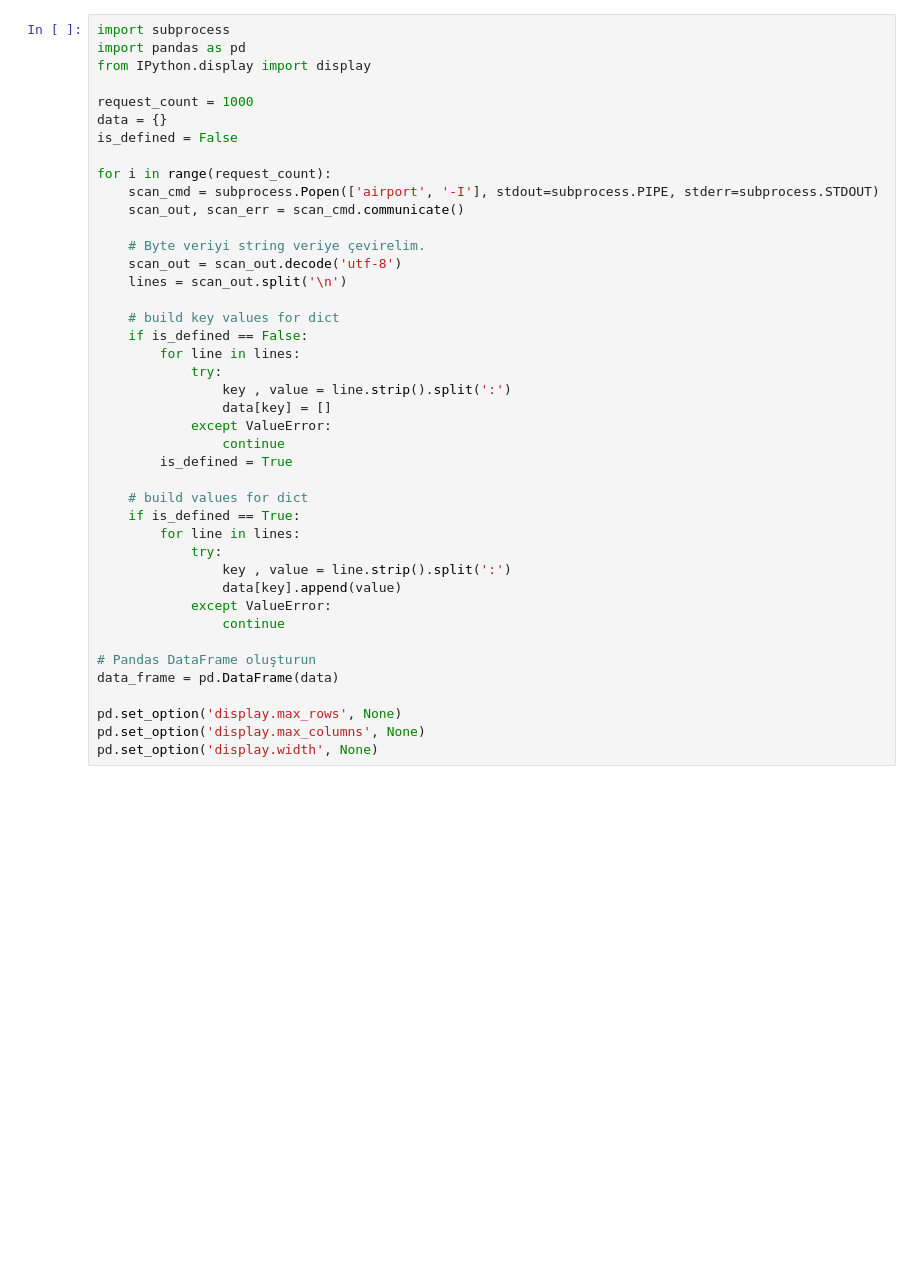
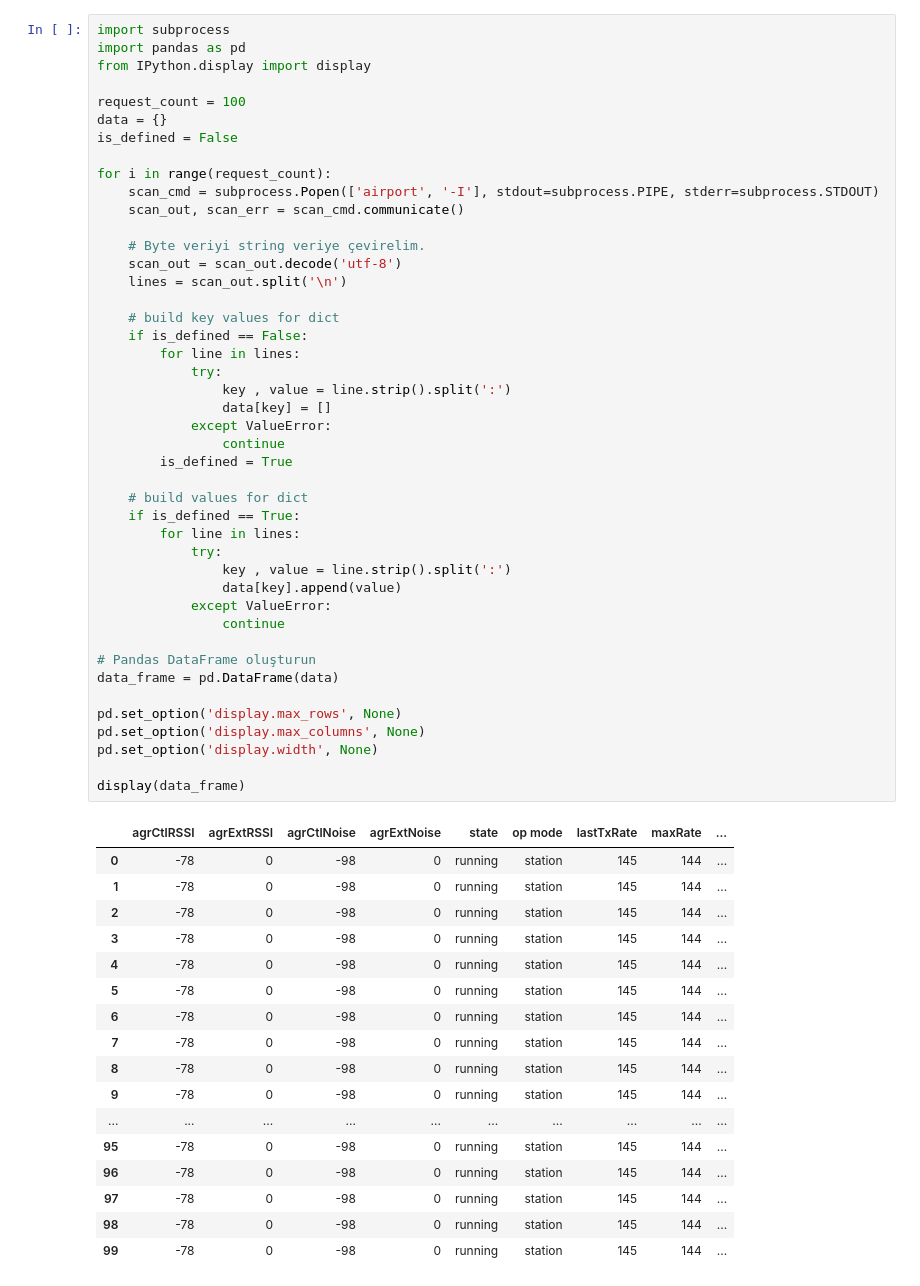
Before and after one commit to mertCukadar/Recieve-rssi, a Jupyter notebook: recieveRssi.ipynb, the cells around one changed output. Cells and saved outputs as stored; diff of their text form; blank space fills up the shorter version.

```diff
--- a/recieveRssi.ipynb
+++ b/recieveRssi.ipynb
@@ -3,7 +3,7 @@ import subprocess
 import pandas as pd
 from IPython.display import display
 
-request_count = 1000
+request_count = 100
 data = {}
 is_defined = False
 
@@ -13,33 +13,53 @@ for i in range(request_count):
 
     # Byte veriyi string veriye çevirelim.
     scan_out = scan_out.decode('utf-8')
     lines = scan_out.split('\n')
 
     # build key values for dict
     if is_defined == False:
         for line in lines:
             try:
                 key , value = line.strip().split(':')
                 data[key] = []
             except ValueError:
                 continue
         is_defined = True
 
     # build values for dict
     if is_defined == True:
         for line in lines:
             try:
                 key , value = line.strip().split(':')
                 data[key].append(value)
             except ValueError:
                 continue
 
 # Pandas DataFrame oluşturun
 data_frame = pd.DataFrame(data)
 
 pd.set_option('display.max_rows', None)
 pd.set_option('display.max_columns', None)
 pd.set_option('display.width', None)
+
+display(data_frame)
+# %% [output]
+|  | agrCtlRSSI | agrExtRSSI | agrCtlNoise | agrExtNoise | state | op mode | lastTxRate | maxRate | ... |
+| 0 | -78 | 0 | -98 | 0 | running | station | 145 | 144 | ... |
+| 1 | -78 | 0 | -98 | 0 | running | station | 145 | 144 | ... |
+| 2 | -78 | 0 | -98 | 0 | running | station | 145 | 144 | ... |
+| 3 | -78 | 0 | -98 | 0 | running | station | 145 | 144 | ... |
+| 4 | -78 | 0 | -98 | 0 | running | station | 145 | 144 | ... |
+| 5 | -78 | 0 | -98 | 0 | running | station | 145 | 144 | ... |
+| 6 | -78 | 0 | -98 | 0 | running | station | 145 | 144 | ... |
+| 7 | -78 | 0 | -98 | 0 | running | station | 145 | 144 | ... |
+| 8 | -78 | 0 | -98 | 0 | running | station | 145 | 144 | ... |
+| 9 | -78 | 0 | -98 | 0 | running | station | 145 | 144 | ... |
+| ... | ... | ... | ... | ... | ... | ... | ... | ... | ... |
+| 95 | -78 | 0 | -98 | 0 | running | station | 145 | 144 | ... |
+| 96 | -78 | 0 | -98 | 0 | running | station | 145 | 144 | ... |
+| 97 | -78 | 0 | -98 | 0 | running | station | 145 | 144 | ... |
+| 98 | -78 | 0 | -98 | 0 | running | station | 145 | 144 | ... |
+| 99 | -78 | 0 | -98 | 0 | running | station | 145 | 144 | ... |
 # %%
 import matplotlib.pyplot as plt
 pass_key = ['state', 'op_mode', 'lastAssocStatus', '802.11 auth', 'link auth', 'BSSID', 'SSID', 'MCS', 'channel', 'HT', 'CC' , "op mode" , "" , " "]
```
Also changed, not shown: parts of 1 cell of this notebook, 4 other files.
